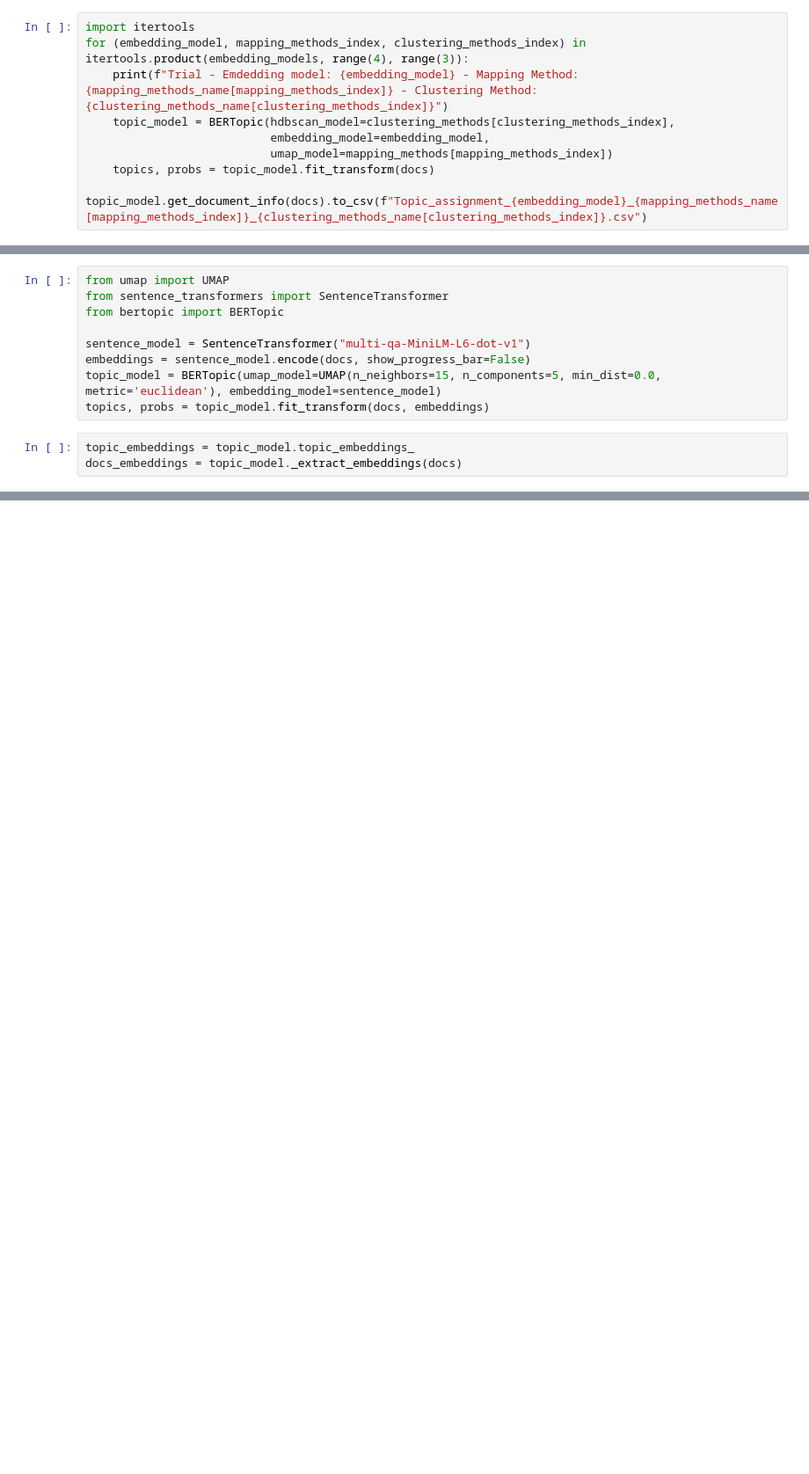
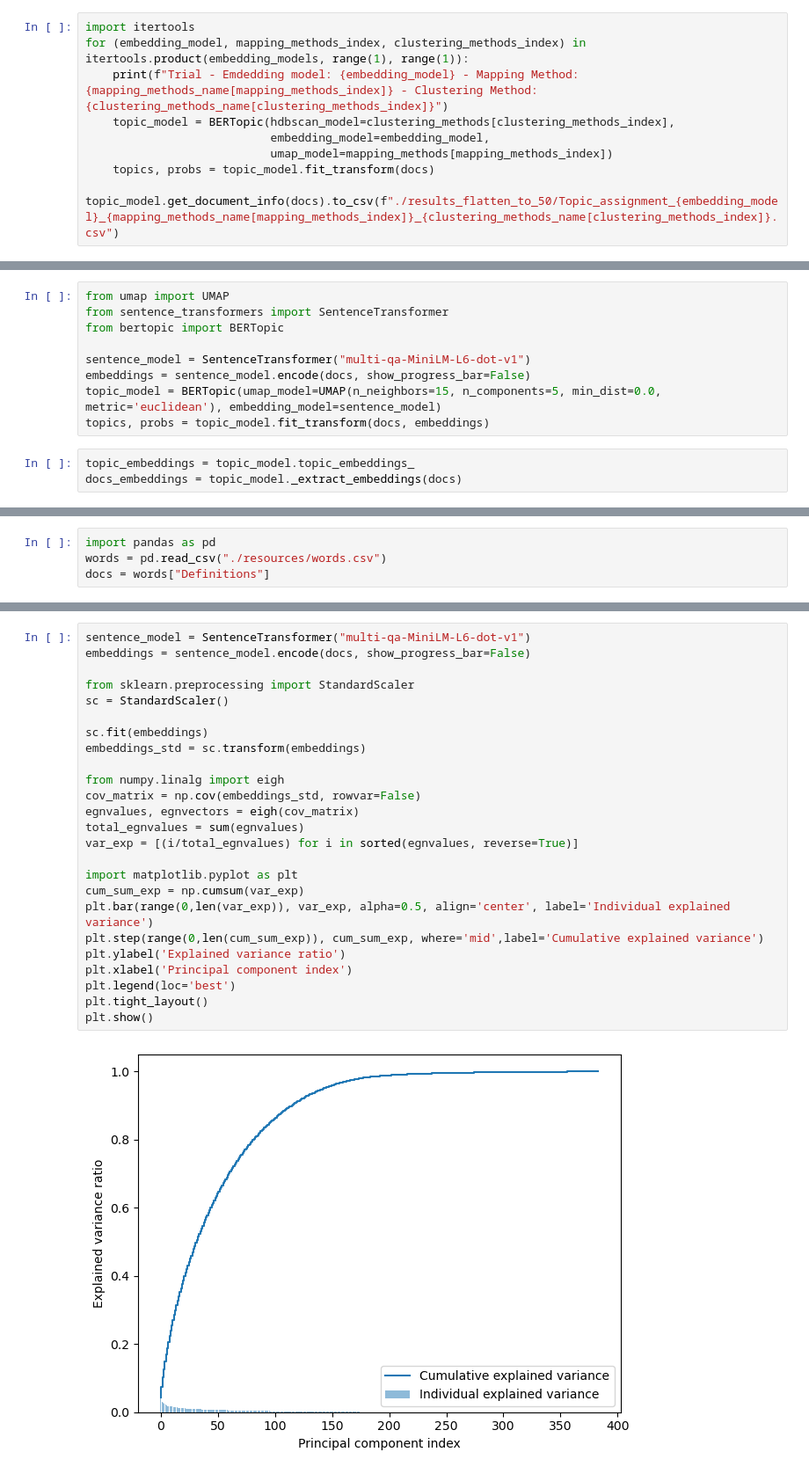
Before and after one commit to ancan203/BahnarOntologyMap, a Jupyter notebook: clustering_test.ipynb, the cells around one changed output, grey strips where cells are left out. Shown: that part at 88% size. Drawn from its saved outputs; the diff is of its cells as text; blank space fills up the shorter version.

```diff
--- a/clustering_test.ipynb
+++ b/clustering_test.ipynb
@@ -44,9 +67,9 @@ clustering_methods = [
 # %%
 import itertools
-for (embedding_model, mapping_methods_index, clustering_methods_index) in itertools.product(embedding_models, range(4), range(3)):
+for (embedding_model, mapping_methods_index, clustering_methods_index) in itertools.product(embedding_models, range(1), range(1)):
     print(f"Trial - Emdedding model: {embedding_model} - Mapping Method: {mapping_methods_name[mapping_methods_index]} - Clustering Method: {clustering_methods_name[clustering_methods_index]}")
     topic_model = BERTopic(hdbscan_model=clustering_methods[clustering_methods_index],
                            embedding_model=embedding_model,
                            umap_model=mapping_methods[mapping_methods_index])
     topics, probs = topic_model.fit_transform(docs)
-    topic_model.get_document_info(docs).to_csv(f"Topic_assignment_{embedding_model}_{mapping_methods_name[mapping_methods_index]}_{clustering_methods_name[clustering_methods_index]}.csv")
+    topic_model.get_document_info(docs).to_csv(f"./results_flatten_to_50/Topic_assignment_{embedding_model}_{mapping_methods_name[mapping_methods_index]}_{clustering_methods_name[clustering_methods_index]}.csv")
@@ -199,0 +116,4 @@ Average distances for each cluster: [4.19412008 3.56826156 3.41267929 3.62278051
+# %%
+import pandas as pd
+words = pd.read_csv("./resources/words.csv")
+docs = words["Definitions"]
@@ -199,0 +209,27 @@ Average distances for each cluster: [4.19412008 3.56826156 3.41267929 3.62278051
+# %%
+sentence_model = SentenceTransformer("multi-qa-MiniLM-L6-dot-v1")
+embeddings = sentence_model.encode(docs, show_progress_bar=False)
+
+from sklearn.preprocessing import StandardScaler
+sc = StandardScaler()
+
+sc.fit(embeddings)
+embeddings_std = sc.transform(embeddings)
+
+from numpy.linalg import eigh
+cov_matrix = np.cov(embeddings_std, rowvar=False)
+egnvalues, egnvectors = eigh(cov_matrix)
+total_egnvalues = sum(egnvalues)
+var_exp = [(i/total_egnvalues) for i in sorted(egnvalues, reverse=True)]
+
+import matplotlib.pyplot as plt
+cum_sum_exp = np.cumsum(var_exp)
+plt.bar(range(0,len(var_exp)), var_exp, alpha=0.5, align='center', label='Individual explained variance')
+plt.step(range(0,len(cum_sum_exp)), cum_sum_exp, where='mid',label='Cumulative explained variance')
+plt.ylabel('Explained variance ratio')
+plt.xlabel('Principal component index')
+plt.legend(loc='best')
+plt.tight_layout()
+plt.show()
+# %% [output]
+[figure, added]
```
Also changed, not shown: parts of 25 cells of this notebook, 2 other files.
